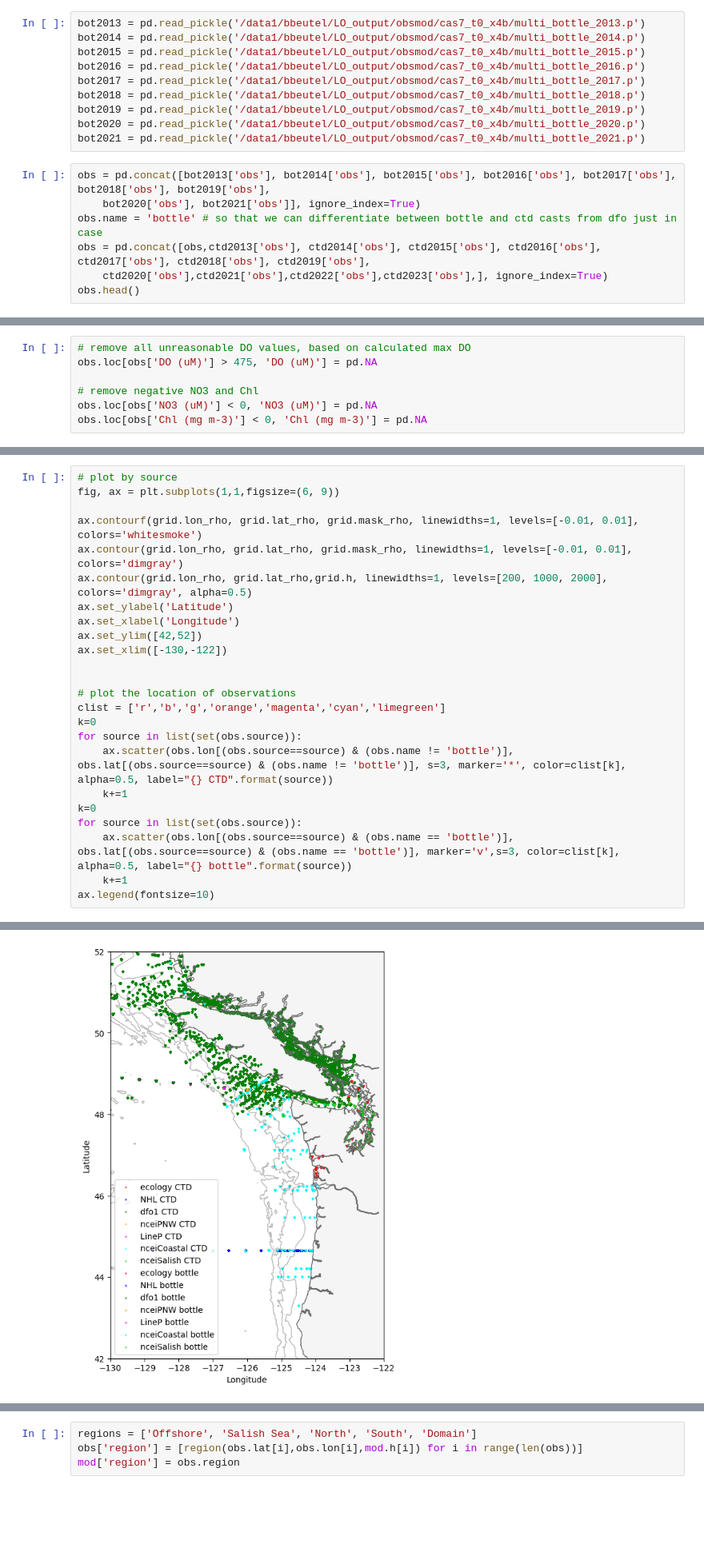
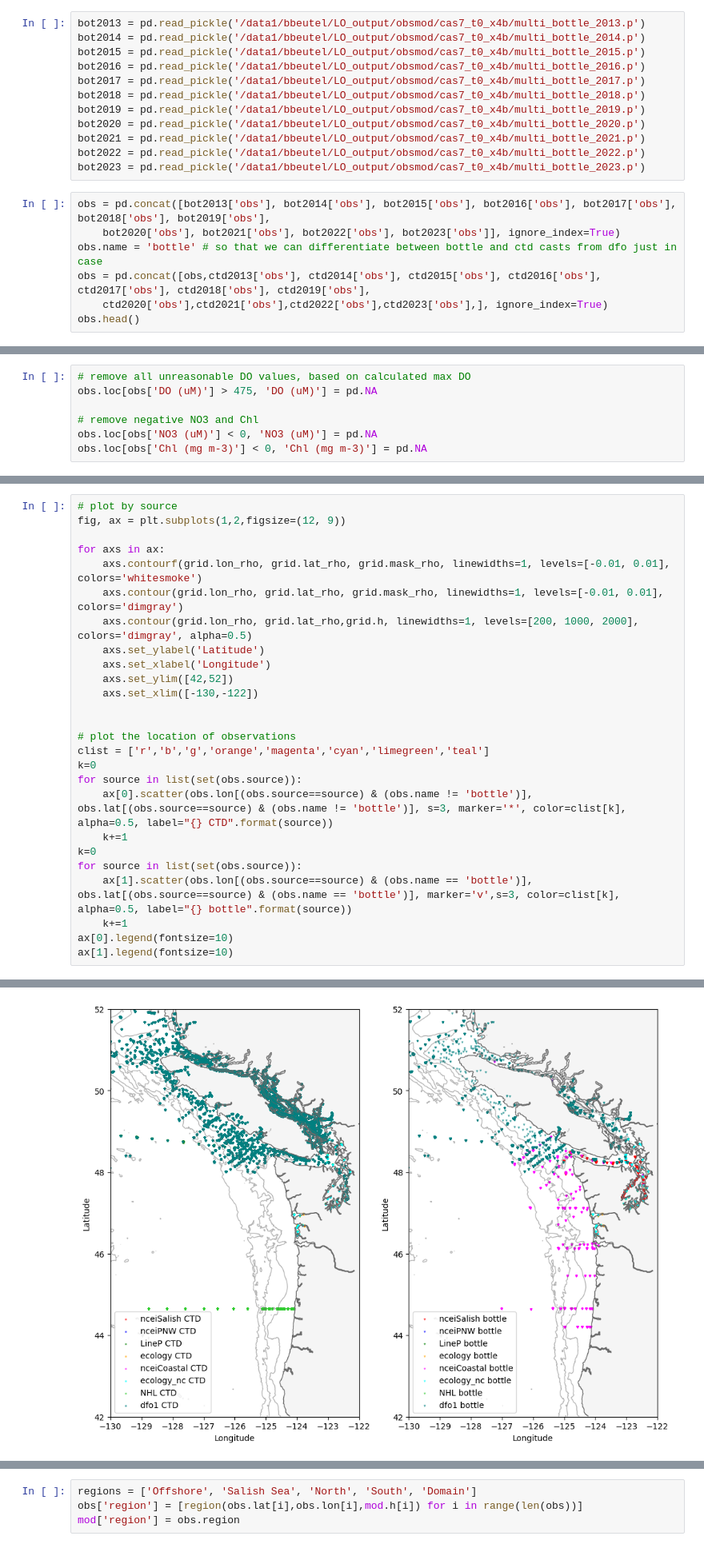
Before and after one commit to rbeutel/LO_user, a Jupyter notebook: eval/regional_evals.ipynb, the cells around one changed output, grey strips where cells are left out. Shown at 80% size. Saved outputs shown, nothing was run; the diff lists cells and outputs as text; blank space fills up the shorter version.

```diff
--- a/eval/regional_evals.ipynb
+++ b/eval/regional_evals.ipynb
@@ -53,9 +53,11 @@ bot2018 = pd.read_pickle('/data1/bbeutel/LO_output/obsmod/cas7_t0_x4b/multi_bott
 bot2019 = pd.read_pickle('/data1/bbeutel/LO_output/obsmod/cas7_t0_x4b/multi_bottle_2019.p')
 bot2020 = pd.read_pickle('/data1/bbeutel/LO_output/obsmod/cas7_t0_x4b/multi_bottle_2020.p')
 bot2021 = pd.read_pickle('/data1/bbeutel/LO_output/obsmod/cas7_t0_x4b/multi_bottle_2021.p')
+bot2022 = pd.read_pickle('/data1/bbeutel/LO_output/obsmod/cas7_t0_x4b/multi_bottle_2022.p')
+bot2023 = pd.read_pickle('/data1/bbeutel/LO_output/obsmod/cas7_t0_x4b/multi_bottle_2023.p')
 # %%
 obs = pd.concat([bot2013['obs'], bot2014['obs'], bot2015['obs'], bot2016['obs'], bot2017['obs'], bot2018['obs'], bot2019['obs'],
-    bot2020['obs'], bot2021['obs']], ignore_index=True)
+    bot2020['obs'], bot2021['obs'], bot2022['obs'], bot2023['obs']], ignore_index=True)
 obs.name = 'bottle' # so that we can differentiate between bottle and ctd casts from dfo just in case
 obs = pd.concat([obs,ctd2013['obs'], ctd2014['obs'], ctd2015['obs'], ctd2016['obs'], ctd2017['obs'], ctd2018['obs'], ctd2019['obs'],
     ctd2020['obs'],ctd2021['obs'],ctd2022['obs'],ctd2023['obs'],], ignore_index=True)
@@ -104,30 +106,32 @@ Text(0, 0.5, 'Monthly count')
 # %%
 # plot by source
-fig, ax = plt.subplots(1,1,figsize=(6, 9))
+fig, ax = plt.subplots(1,2,figsize=(12, 9))
 
-ax.contourf(grid.lon_rho, grid.lat_rho, grid.mask_rho, linewidths=1, levels=[-0.01, 0.01], colors='whitesmoke')
-ax.contour(grid.lon_rho, grid.lat_rho, grid.mask_rho, linewidths=1, levels=[-0.01, 0.01], colors='dimgray')
-ax.contour(grid.lon_rho, grid.lat_rho,grid.h, linewidths=1, levels=[200, 1000, 2000], colors='dimgray', alpha=0.5)
-ax.set_ylabel('Latitude')
-ax.set_xlabel('Longitude')
-ax.set_ylim([42,52])
-ax.set_xlim([-130,-122])
+for axs in ax:
+    axs.contourf(grid.lon_rho, grid.lat_rho, grid.mask_rho, linewidths=1, levels=[-0.01, 0.01], colors='whitesmoke')
+    axs.contour(grid.lon_rho, grid.lat_rho, grid.mask_rho, linewidths=1, levels=[-0.01, 0.01], colors='dimgray')
+    axs.contour(grid.lon_rho, grid.lat_rho,grid.h, linewidths=1, levels=[200, 1000, 2000], colors='dimgray', alpha=0.5)
+    axs.set_ylabel('Latitude')
+    axs.set_xlabel('Longitude')
+    axs.set_ylim([42,52])
+    axs.set_xlim([-130,-122])
 
 
 # plot the location of observations
-clist = ['r','b','g','orange','magenta','cyan','limegreen']
+clist = ['r','b','g','orange','magenta','cyan','limegreen','teal']
 k=0
 for source in list(set(obs.source)):
-    ax.scatter(obs.lon[(obs.source==source) & (obs.name != 'bottle')], obs.lat[(obs.source==source) & (obs.name != 'bottle')], s=3, marker='*', color=clist[k], alpha=0.5, label="{} CTD".format(source))
+    ax[0].scatter(obs.lon[(obs.source==source) & (obs.name != 'bottle')], obs.lat[(obs.source==source) & (obs.name != 'bottle')], s=3, marker='*', color=clist[k], alpha=0.5, label="{} CTD".format(source))
     k+=1
 k=0
 for source in list(set(obs.source)):
-    ax.scatter(obs.lon[(obs.source==source) & (obs.name == 'bottle')], obs.lat[(obs.source==source) & (obs.name == 'bottle')], marker='v',s=3, color=clist[k], alpha=0.5, label="{} bottle".format(source))
+    ax[1].scatter(obs.lon[(obs.source==source) & (obs.name == 'bottle')], obs.lat[(obs.source==source) & (obs.name == 'bottle')], marker='v',s=3, color=clist[k], alpha=0.5, label="{} bottle".format(source))
     k+=1
-ax.legend(fontsize=10)
+ax[0].legend(fontsize=10)
+ax[1].legend(fontsize=10)
 # %% [output]
 <matplotlib.legend.Legend at 0x...>
-[figure, old version]
+[figure, new version]
 # %%
 # plot by tracer (except SA and CT)
 fig, ax = plt.subplots(1,1,figsize=(6, 9))
```
Also changed, not shown: parts of 12 cells of this notebook, 4 other files.
